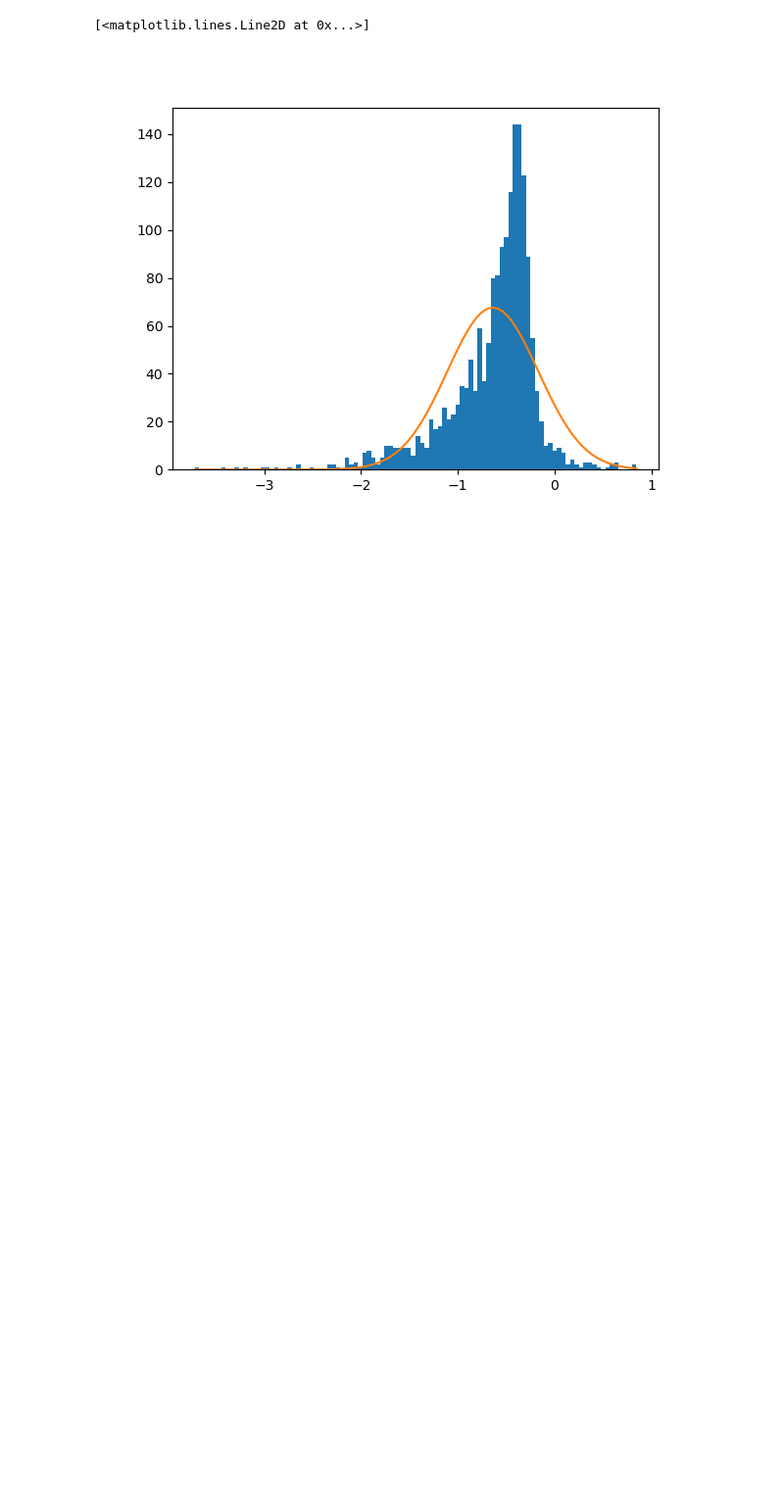
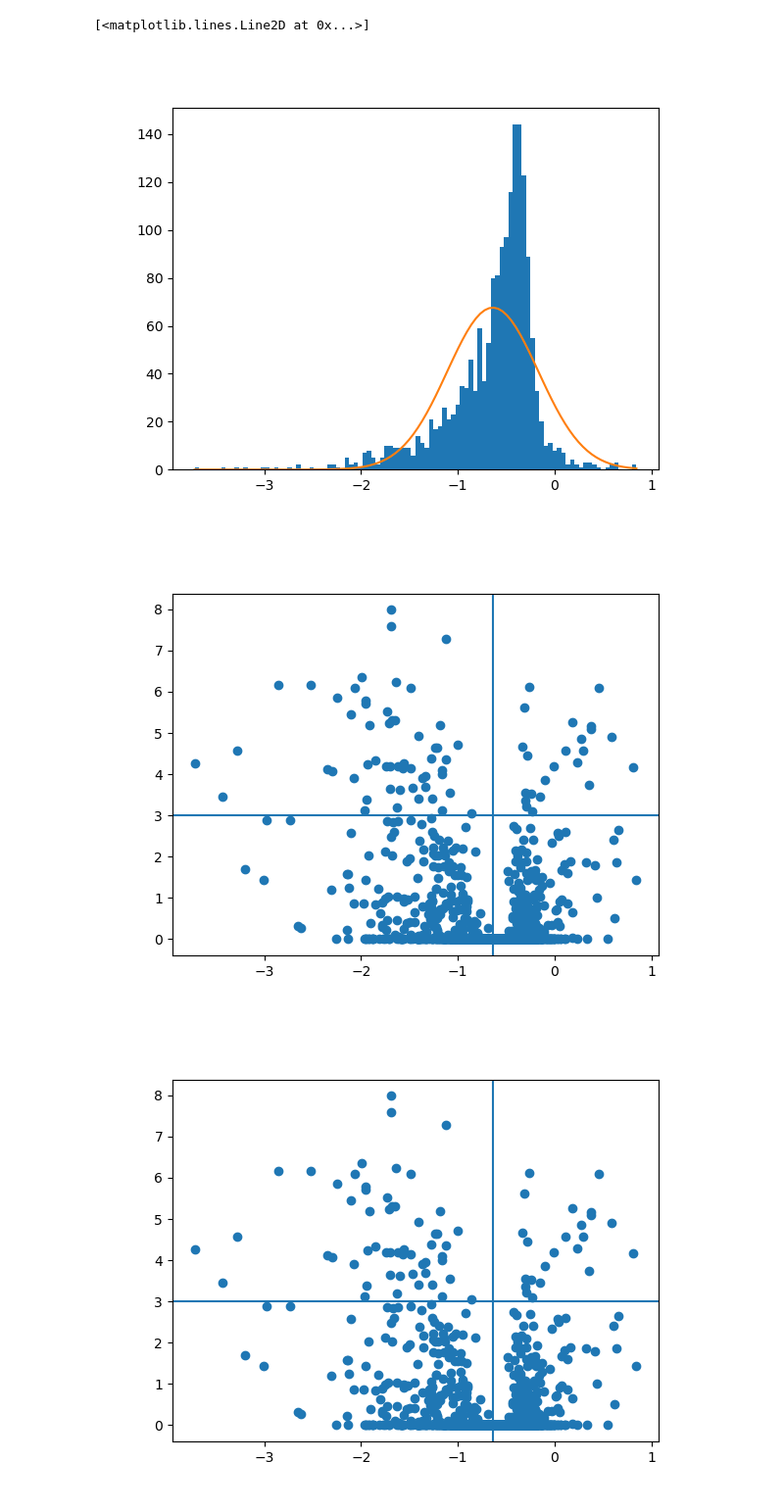
Before and after one commit to ebauduer/tp-proteomics, a Jupyter notebook: TP1.ipynb, the cells around one changed output. Shown at 98% size. Saved outputs shown, nothing was run; the diff lists cells and outputs as text; code cells hidden in the pictures; blank space fills up the shorter version.

```diff
--- a/TP1.ipynb
+++ b/TP1.ipynb
@@ -354,3 +354,12 @@ ax.plot(x, norm.pdf(x, mu, sigma)*scale) # compute theoritical PDF and draw it
 # %% [output]
 [<matplotlib.lines.Line2D at 0x...>]
 [figure]
+# %%
+fig, ax = plt.subplots()
+ax.scatter(df.iloc[:, 4], df.iloc[:, 6])
+ax.axvline(mu)
+ax.axhline(-np.log10(0.001))
+fig.show()
+# %% [output]
+[figure, added]
+[figure, added]
```
Also changed, not shown: parts of 3 cells of this notebook.
